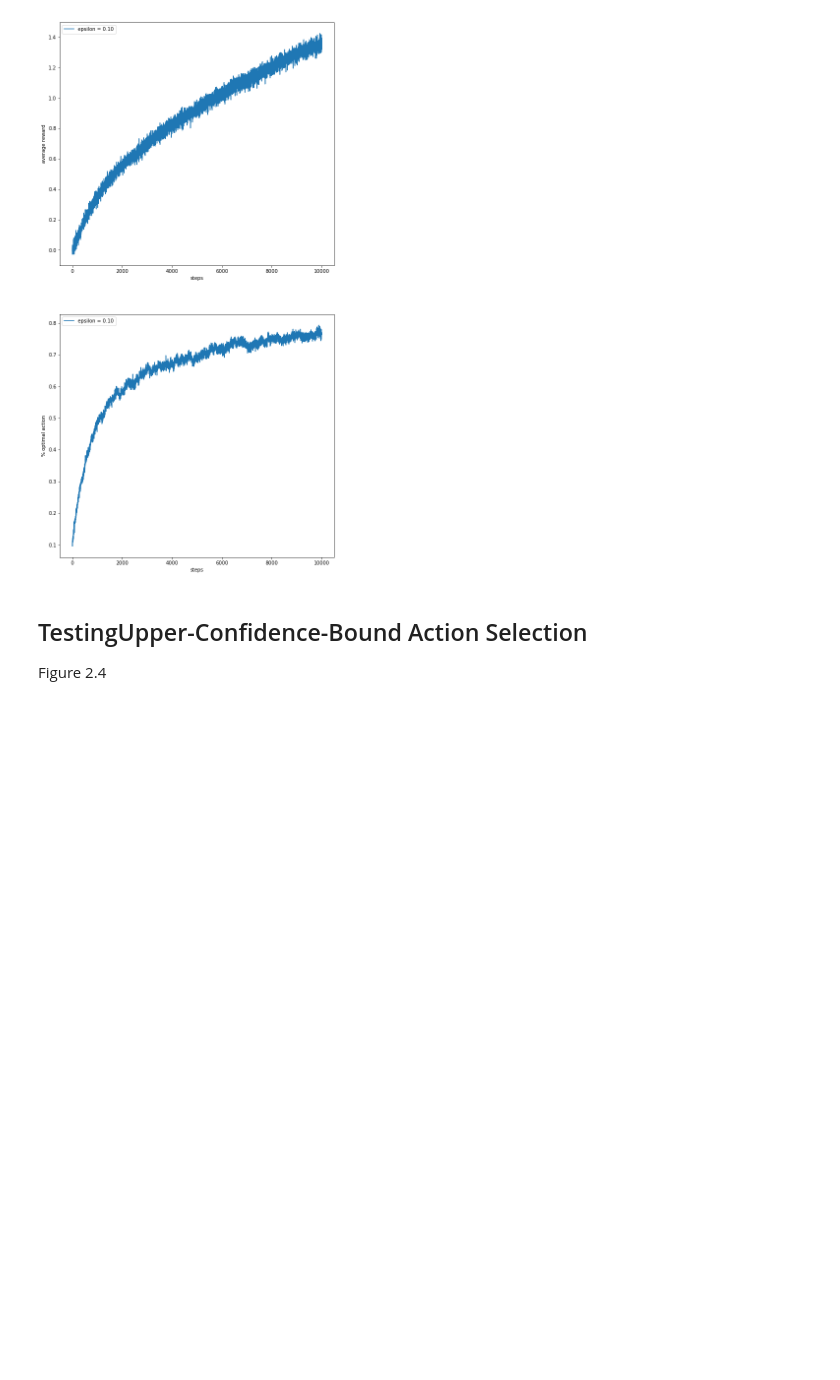
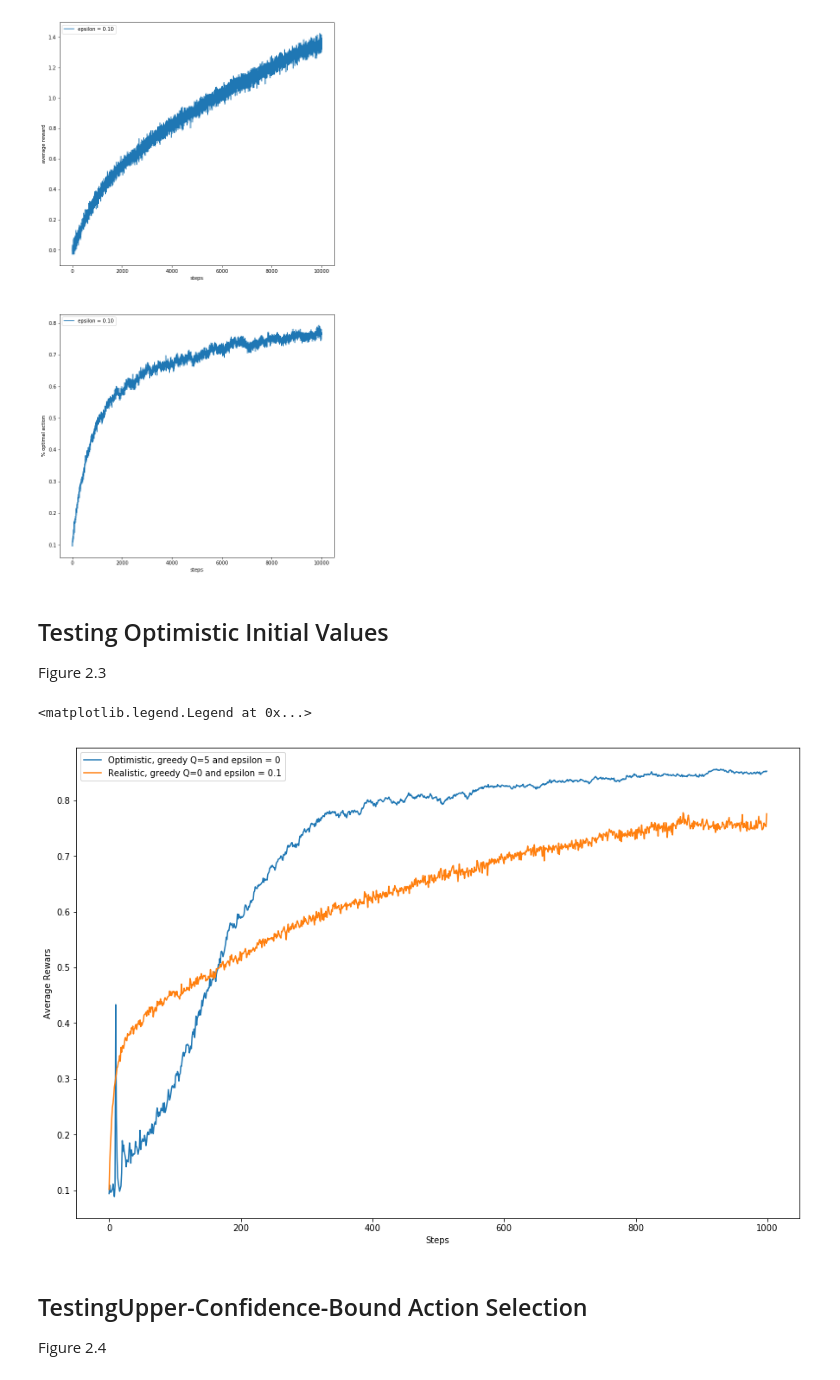
Before and after one commit to rafarui/reinforcement-learning-book, a Jupyter notebook: chapter2/notebooks/chapter2-rafael.ipynb, the cells around one changed output. Cells and saved outputs as stored; diff of their text form; code cells hidden in the pictures; blank space fills up the shorter version.

```diff
--- a/chapter2/notebooks/chapter2-rafael.ipynb
+++ b/chapter2/notebooks/chapter2-rafael.ipynb
@@ -130,6 +130,40 @@ plt.legend()
 # %% [output]
 <matplotlib.legend.Legend at 0x...>
 [figure]
+# %% [markdown]
+## Testing Optimistic Initial Values
+Figure 2.3
+# %%
+n_jobs=3
+verbose=0
+runs=2000
+epochs=1000
+k_arms=10
+
+def run_bandit(bandit,epochs=10000,  runs=2000, n_jobs=4, verbose=1):
+    list_of_runs = Parallel(n_jobs=n_jobs, verbose=verbose)(
+        delayed(bandit.simulate)(epochs=epochs)
+        for _ in range(runs))
+    return np.array(list_of_runs)
+
+
+
+b1= KArmedBandit(k_arms=k_arms, epsilon=0, alpha=0.1,  prior_estimation=5)
+results_b1 =  run_bandit(bandit=b1, epochs=epochs, runs=runs, n_jobs=n_jobs, verbose=verbose)
+
+b2= KArmedBandit(k_arms=k_arms, epsilon=0.1, alpha=0.1, )
+results_b2 =  run_bandit(bandit=b2,epochs=epochs, runs=runs, n_jobs=n_jobs, verbose=verbose)
+
+plt.figure(figsize=(15, 10))
+plt.plot(results_b1[:,:,1].mean(axis=0), label='Optimistic, greedy Q=5 and epsilon = 0')
+plt.plot(results_b2[:,:,1].mean(axis=0), label='Realistic, greedy Q=0 and epsilon = 0.1')
+
+plt.xlabel('Steps')
+plt.ylabel('Average Rewars')
+plt.legend()
+# %% [output]
+<matplotlib.legend.Legend at 0x...>
+[figure, added]
 # %% [markdown]
 ## TestingUpper-Confidence-Bound Action Selection
 Figure 2.4
```
Also changed, not shown: parts of 3 cells of this notebook.
